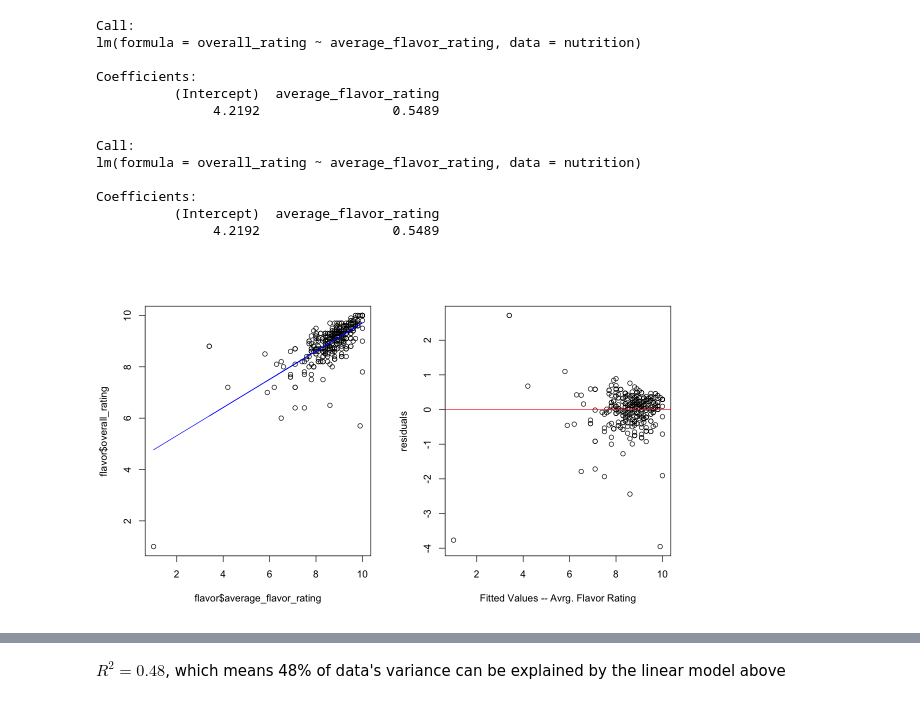
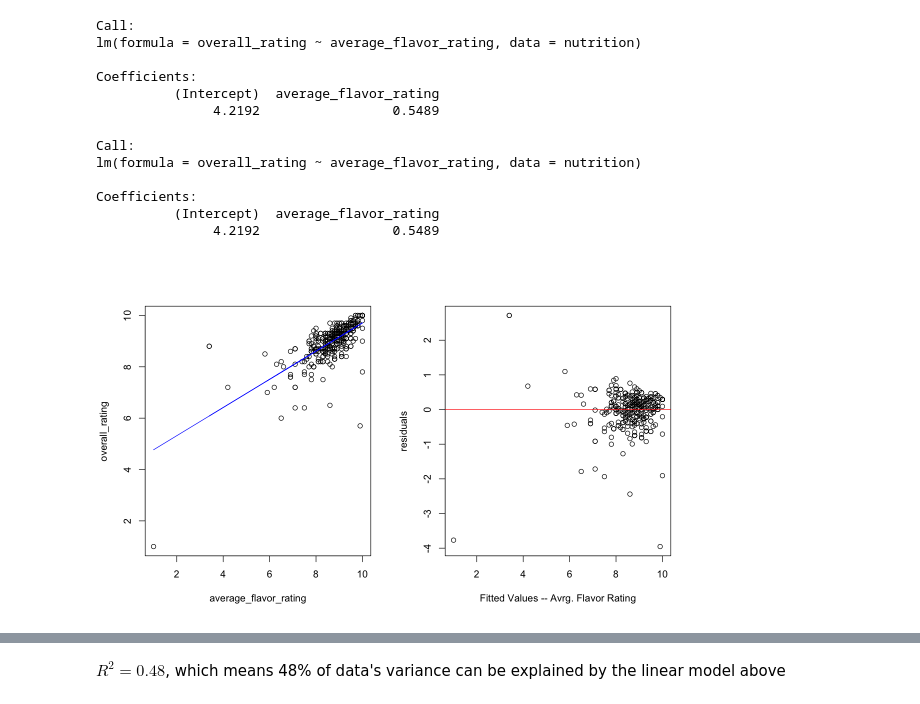
Before and after one commit to SeungyeonYOO/Data-Analytics-Project, a Jupyter notebook: 1. Flavor.ipynb, the cells around one changed output, grey strips where cells are left out. Drawn from its saved outputs; the diff is of its cells as text; code cells hidden in the pictures.

```diff
--- a/1. Flavor.ipynb
+++ b/1. Flavor.ipynb
@@ -122,30 +122,30 @@ Coefficients:
 # %%
 
 lm(overall_rating ~ average_flavor_rating, data = nutrition)
 BLUE <- 4.2192 + (0.5489 * nutrition$average_flavor_rating)
 
 options(repr.plot.width = 10, repr.plot.height = 6)
-par(mfrow = c(1,2))
-plot(flavor$average_flavor_rating, flavor$overall_rating)
+par(mfrow = c(1, 2))
+plot(flavor)
 lines(BLUE ~ nutrition$average_flavor_rating, col = "blue")
-# abline(lm(flavor$overall_rating ~ flavor$average_flavor_rating))
 
 
 
-x <- flavor$ average_flavor_rating
-y <- flavor$ overall_rating
+
+x <- flavor[[1]]
+y <- flavor[[2]]
 
 residuals <- y - 4.2192 - 0.5489 * x
 plot(x, residuals, xlab = "Fitted Values -- Avrg. Flavor Rating")
 abline(lm(residuals ~ x), col = "red")
 # %% [output]
 Call:
 lm(formula = overall_rating ~ average_flavor_rating, data = nutrition)
 
 Coefficients:
           (Intercept)  average_flavor_rating
                4.2192                 0.5489
-[figure, old version]
+[figure, new version]
 # %%
 install.packages("jtools")
 library(jtools)
```
Also changed, not shown: parts of 5 cells of this notebook.
